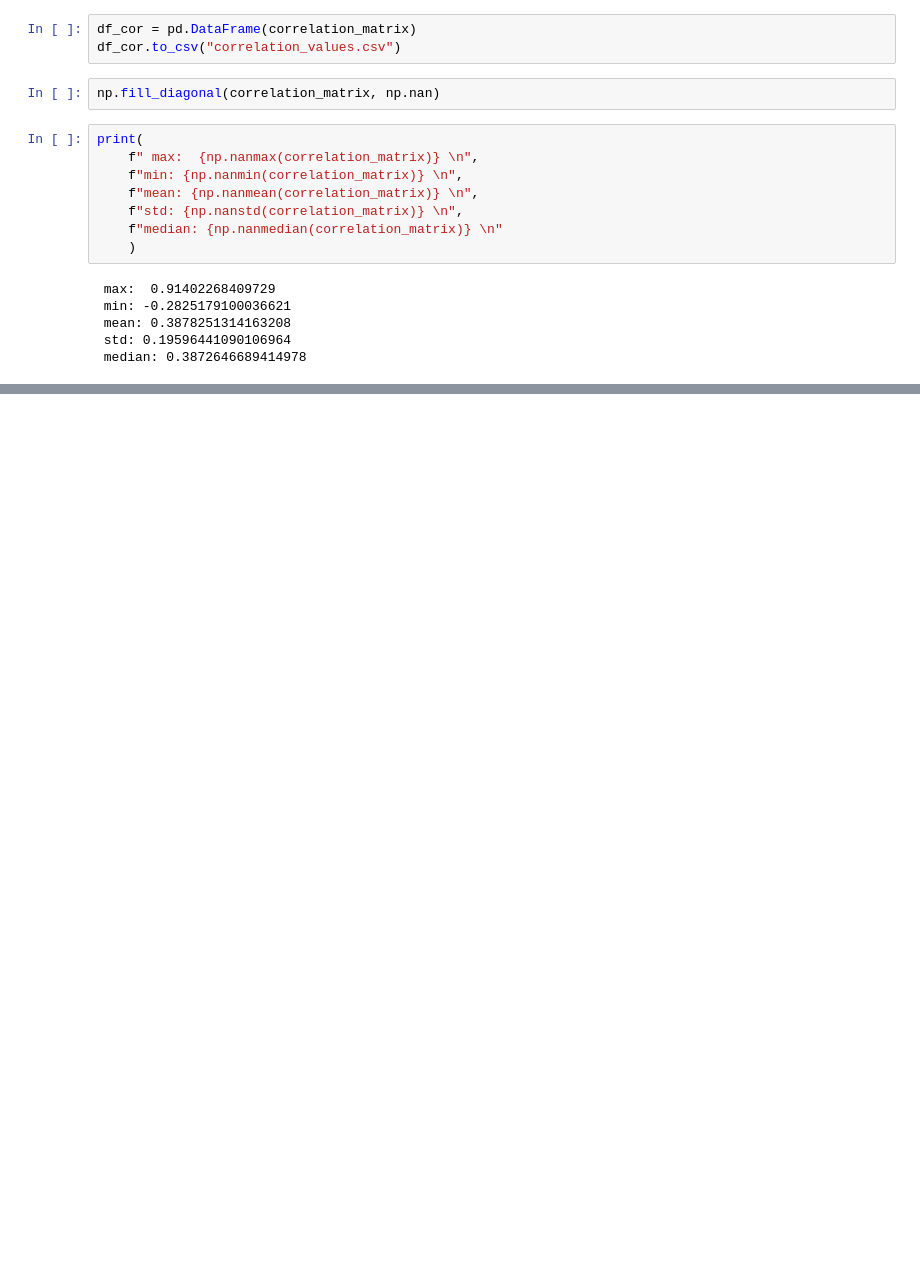
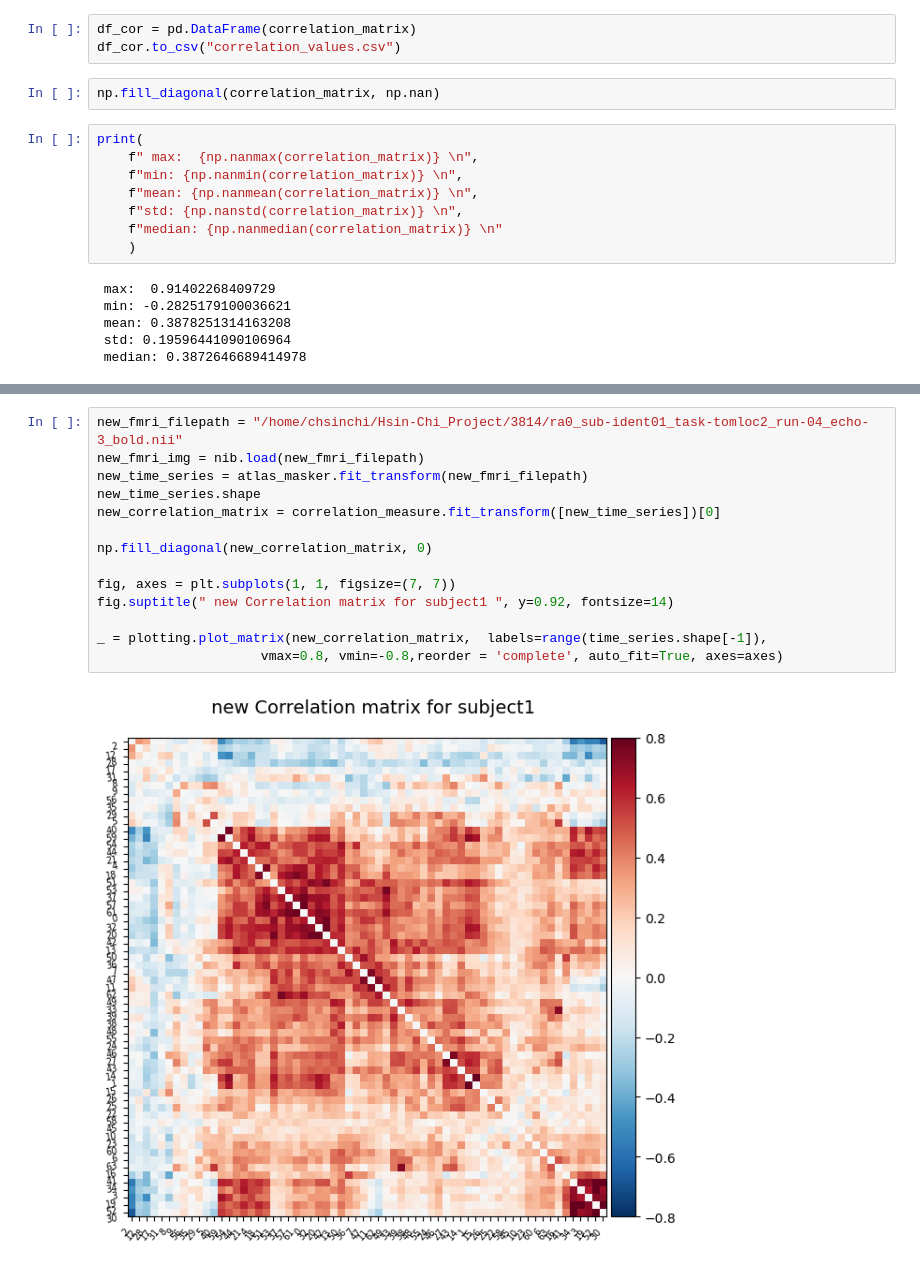
Before and after one commit to r14227123-cloud/Hsin-Chi_Project, a Jupyter notebook: 3814/load3814.ipynb, the cells around one changed output, grey strips where cells are left out. Saved outputs shown, nothing was run; the diff lists cells and outputs as text; blank space fills up the shorter version.

```diff
--- a/3814/load3814.ipynb
+++ b/3814/load3814.ipynb
@@ -127,2 +127,18 @@ _ = plotting.plot_matrix(correlation_matrix,  labels=range(time_series.shape[-1]
 # %% [output]
 [figure]
+# %%
+new_fmri_filepath = "/home/chsinchi/Hsin-Chi_Project/3814/ra0_sub-ident01_task-tomloc2_run-04_echo-3_bold.nii"
+new_fmri_img = nib.load(new_fmri_filepath)
+new_time_series = atlas_masker.fit_transform(new_fmri_filepath)
+new_time_series.shape
+new_correlation_matrix = correlation_measure.fit_transform([new_time_series])[0]
+
+np.fill_diagonal(new_correlation_matrix, 0)
+
+fig, axes = plt.subplots(1, 1, figsize=(7, 7))
+fig.suptitle(" new Correlation matrix for subject1 ", y=0.92, fontsize=14)
+
+_ = plotting.plot_matrix(new_correlation_matrix,  labels=range(time_series.shape[-1]),
+                     vmax=0.8, vmin=-0.8,reorder = 'complete', auto_fit=True, axes=axes)
+# %% [output]
+[figure, added]
```
Also changed, not shown: parts of 3 cells of this notebook.
